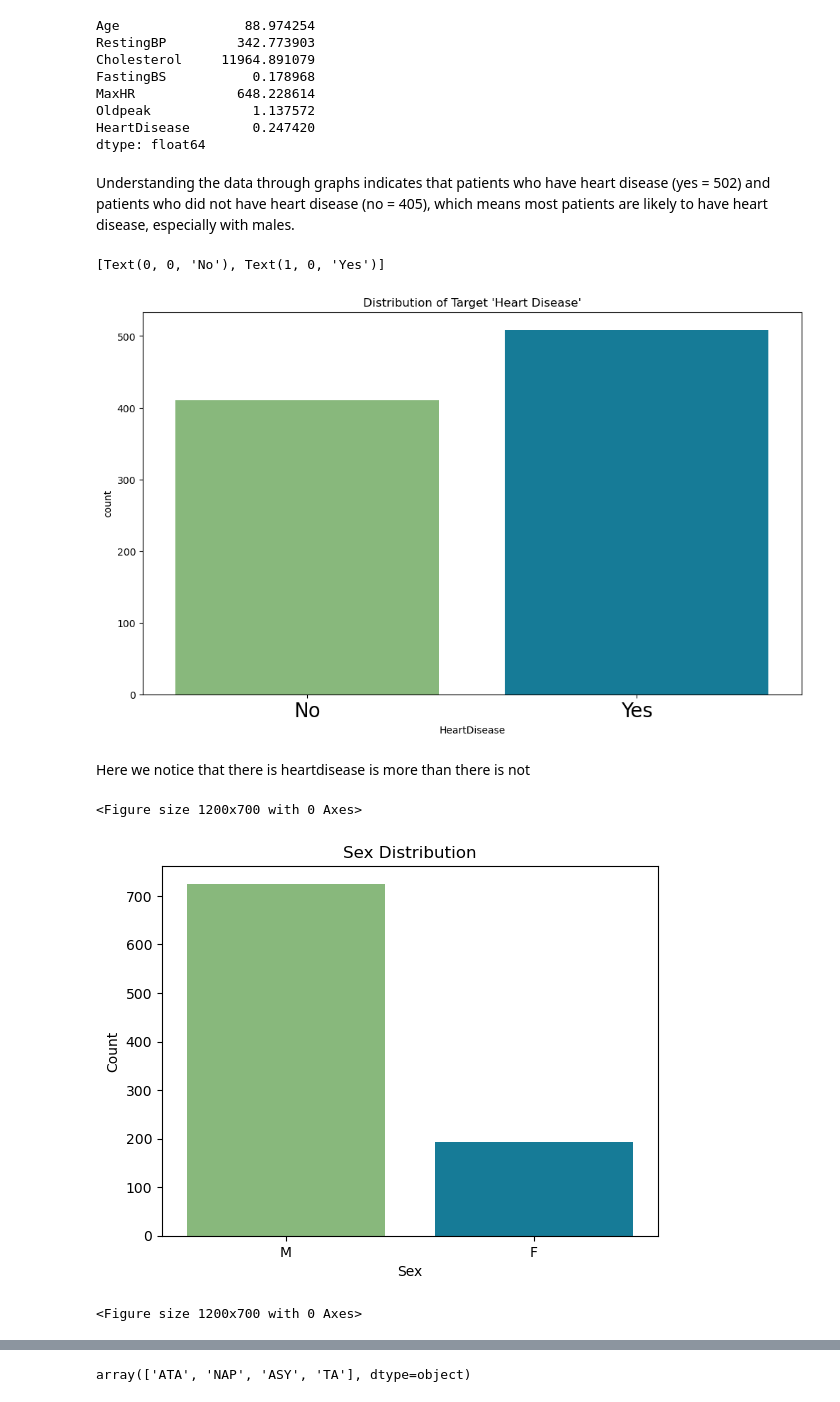
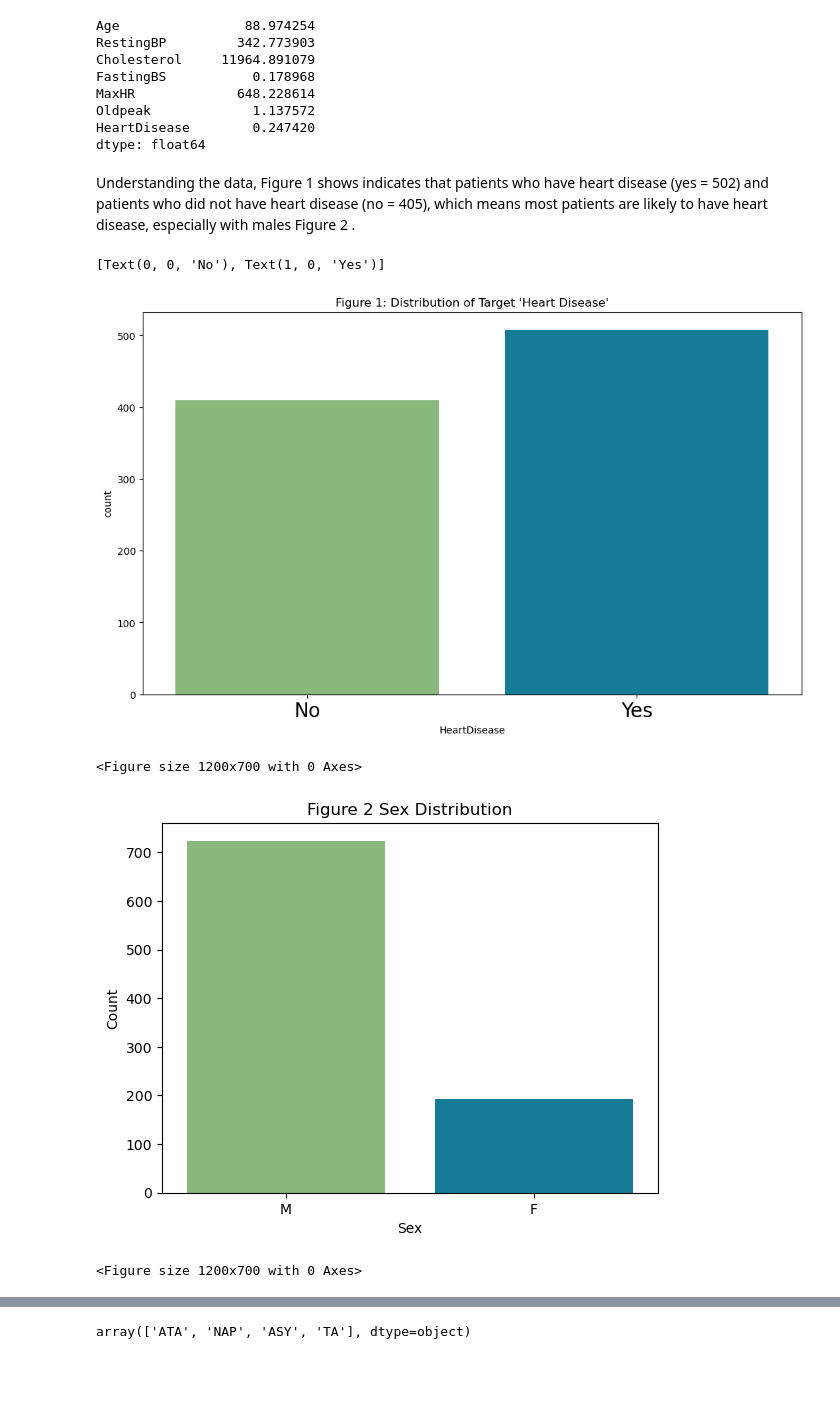
Before and after one commit to sara81a/Heart-Disease-Classification, a Jupyter notebook: Heart-Disease/heart-disease-classification-with-many-models.ipynb, the cells around one changed output, grey strips where cells are left out. Drawn from its saved outputs; the diff is of its cells as text; code cells hidden in the pictures; blank space fills up the shorter version.

Commit message:
rewrite the data

```diff
--- a/Heart-Disease/heart-disease-classification-with-many-models.ipynb
+++ b/Heart-Disease/heart-disease-classification-with-many-models.ipynb
@@ -130,26 +138,24 @@ Oldpeak             1.137572
 HeartDisease        0.247420
 dtype: float64
 # %% [markdown]
-Understanding the data through graphs indicates that patients who have heart disease (yes = 502) and patients who did not have heart disease (no = 405), which means most patients are likely to have heart disease, especially with males.
+Understanding the data,  Figure 1 shows indicates that patients who have heart disease (yes = 502) and patients who did not have heart disease (no = 405), which means most patients are likely to have heart disease, especially with males Figure 2 .
 # %%
 plt.figure(figsize=(12, 7))
 heartDisease_countplot = sns.countplot(x=df.HeartDisease,palette=["#82C272", "#0087AC"])
-heartDisease_countplot.set_title("Distribution of Target 'Heart Disease'")
+heartDisease_countplot.set_title("Figure 1: Distribution of Target 'Heart Disease'")
 heartDisease_countplot.set_xticklabels(['No', 'Yes'], fontsize=20)
 #OUR TARGET IS Heart Disease :
 # %% [output]
 [Text(0, 0, 'No'), Text(1, 0, 'Yes')]
-[figure, old version]
+[figure, new version]
-# %% [markdown]
-Here we notice that there is heartdisease is more than there is not
 # %%
 sns.countplot(data=df,x='Sex' , palette=["#82C272", "#0087AC"]);
-plt.title('Sex Distribution')
+plt.title('Figure 2: Sex Distribution')
 plt.xlabel('Sex')
 plt.ylabel('Count')
 plt.figure(figsize=(12, 7))
 # %% [output]
 <Figure size 1200x700 with 0 Axes>
-[figure, old version]
+[figure, new version]
 <Figure size 1200x700 with 0 Axes>
 # %% [markdown]
```
Also changed, not shown: parts of 20 cells of this notebook, 1 other file.
